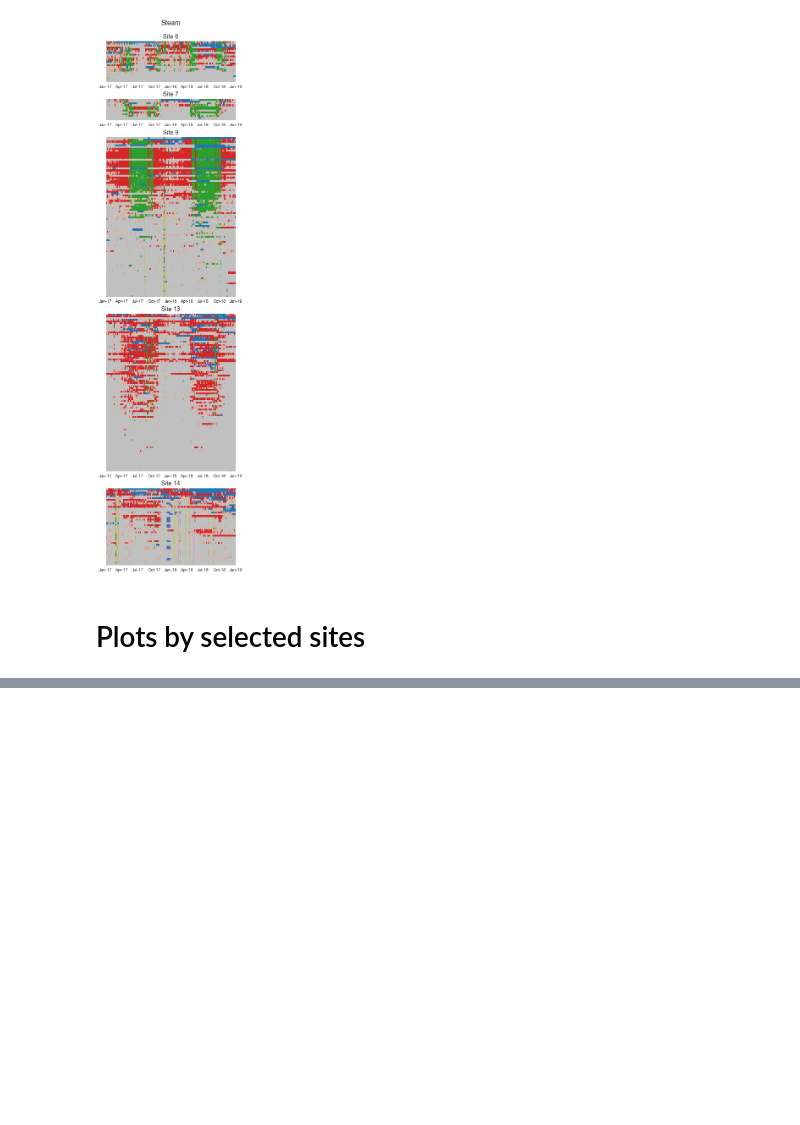
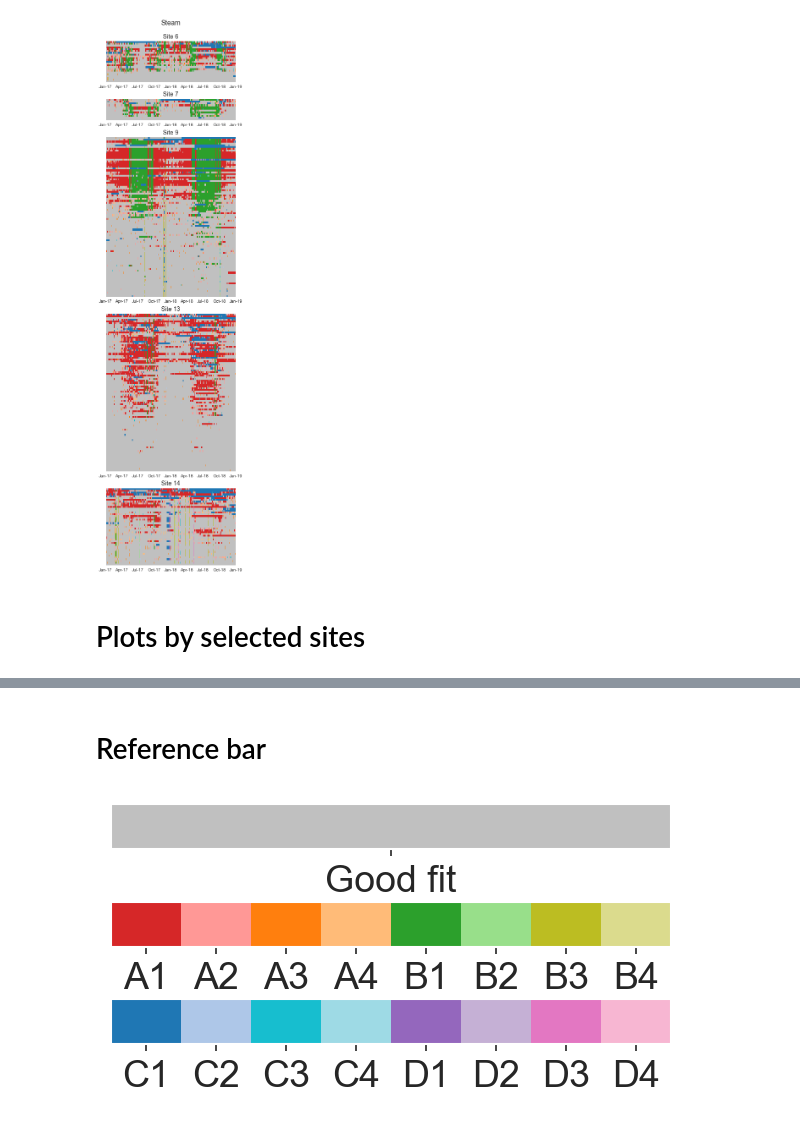
Before and after one commit to buds-lab/ashrae-great-energy-predictor-3-error-analysis, a Jupyter notebook: notebooks/07_plots-errors-heatmap.ipynb, the cells around one changed output, grey strips where cells are left out. Saved outputs shown, nothing was run; the diff lists cells and outputs as text; code cells hidden in the pictures; blank space fills up the shorter version.

```diff
--- a/notebooks/07_plots-errors-heatmap.ipynb
+++ b/notebooks/07_plots-errors-heatmap.ipynb
@@ -507,0 +541,2 @@ Total bdgs: 220. Ratios: [0.59, 0.59, 0.29]. Fig height: 8.21
+# %% [markdown]
+# Reference bar
@@ -507,0 +583,47 @@ Total bdgs: 220. Ratios: [0.59, 0.59, 0.29]. Fig height: 8.21
+# %%
+fig = plt.figure(figsize=(4.15, 2), dpi=150)
+ax1 = fig.add_axes([0.05, 0.80, 0.9, 0.15])
+ax2 = fig.add_axes([0.05, 0.475, 0.9, 0.15])
+ax3 = fig.add_axes([0.05, 0.15, 0.9, 0.15])
+
+tick_locs = ((np.arange(8) + 0.5)*(8-1)/8) + 1
+
+###########################################################
+cmap1 = ListedColormap(colors[0])
+tick_labels1 = list(ref1.values())
+norm1 = mpl.colors.Normalize(vmin=0, vmax=1)
+cb1 = mpl.colorbar.ColorbarBase(ax1,
+                                cmap=cmap1,
+                                ticks=[0.5],
+                                norm=norm1,
+                                orientation='horizontal')
+cb1.set_ticklabels(tick_labels1)
+cb1.ax.tick_params(labelsize=18)
+###########################################################
+cmap2 = ListedColormap(colors[1:9])
+tick_labels2 = list(ref2.values())
+norm2 = mpl.colors.Normalize(vmin=1, vmax=8)
+cb2 = mpl.colorbar.ColorbarBase(ax2,
+                                cmap=cmap2,
+                                ticks=tick_locs,
+                                norm=norm2,
+                                orientation='horizontal')
+cb2.set_ticklabels(tick_labels2)
+cb2.ax.tick_params(labelsize=18)
+###########################################################
+cmap3 = ListedColormap(colors[9:])
+tick_labels3 = list(ref3.values())
+norm3 = mpl.colors.Normalize(vmin=1, vmax=8)
+cb3 = mpl.colorbar.ColorbarBase(ax3,
+                                cmap=cmap3,
+                                ticks=tick_locs,
+                                norm=norm3,
+                                orientation='horizontal')
+cb3.set_ticklabels(tick_labels3)
+cb3.ax.tick_params(labelsize=18)
+###########################################################
+plt.show()
+
+fig.savefig(path_fig + f"colorbar_all.pdf", dpi=150, bbox_inches="tight")
+# %% [output]
+[figure, added]
```
Also changed, not shown: parts of 6 cells of this notebook, 1 other file.
